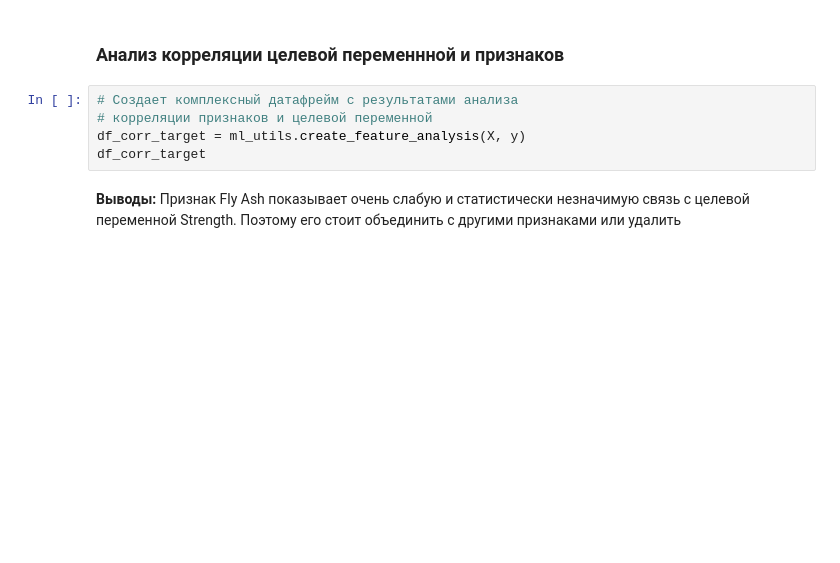
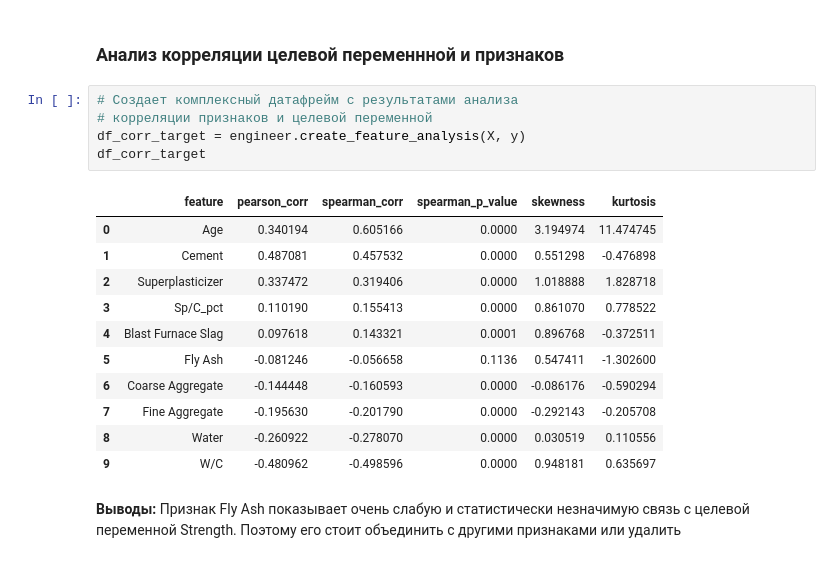
Before and after one commit to ProninPV/ml-regression_concrete-strength, a Jupyter notebook: notebooks/03_Data_loading_and_preprocessing.ipynb, the cells around one changed output. Drawn from its saved outputs; the diff is of its cells as text; blank space fills up the shorter version.

```diff
--- a/notebooks/03_Data_loading_and_preprocessing.ipynb
+++ b/notebooks/03_Data_loading_and_preprocessing.ipynb
@@ -174,8 +270,20 @@ config = eda_utils.analyze_zeros(df_train_feat, config)
 # %%
 # Создает комплексный датафрейм c результатами анализа
 # корреляции признаков и целевой переменной
-df_corr_target = ml_utils.create_feature_analysis(X, y)
+df_corr_target = engineer.create_feature_analysis(X, y)
 df_corr_target
+# %% [output]
+|  | feature | pearson_corr | spearman_corr | spearman_p_value | skewness | kurtosis |
+| 0 | Age | 0.340194 | 0.605166 | 0.0000 | 3.194974 | 11.474745 |
+| 1 | Cement | 0.487081 | 0.457532 | 0.0000 | 0.551298 | -0.476898 |
+| 2 | Superplasticizer | 0.337472 | 0.319406 | 0.0000 | 1.018888 | 1.828718 |
+| 3 | Sp/C_pct | 0.110190 | 0.155413 | 0.0000 | 0.861070 | 0.778522 |
+| 4 | Blast Furnace Slag | 0.097618 | 0.143321 | 0.0001 | 0.896768 | -0.372511 |
+| 5 | Fly Ash | -0.081246 | -0.056658 | 0.1136 | 0.547411 | -1.302600 |
+| 6 | Coarse Aggregate | -0.144448 | -0.160593 | 0.0000 | -0.086176 | -0.590294 |
+| 7 | Fine Aggregate | -0.195630 | -0.201790 | 0.0000 | -0.292143 | -0.205708 |
+| 8 | Water | -0.260922 | -0.278070 | 0.0000 | 0.030519 | 0.110556 |
+| 9 | W/C | -0.480962 | -0.498596 | 0.0000 | 0.948181 | 0.635697 |
 # %% [markdown]
 **Выводы:** Признак Fly Ash показывает очень слабую и статистически незначимую связь с целевой переменной Strength. Поэтому его стоит объединить с другими признаками или удалить
 # %%
```
Also changed, not shown: parts of 14 cells of this notebook, 10 other files.
